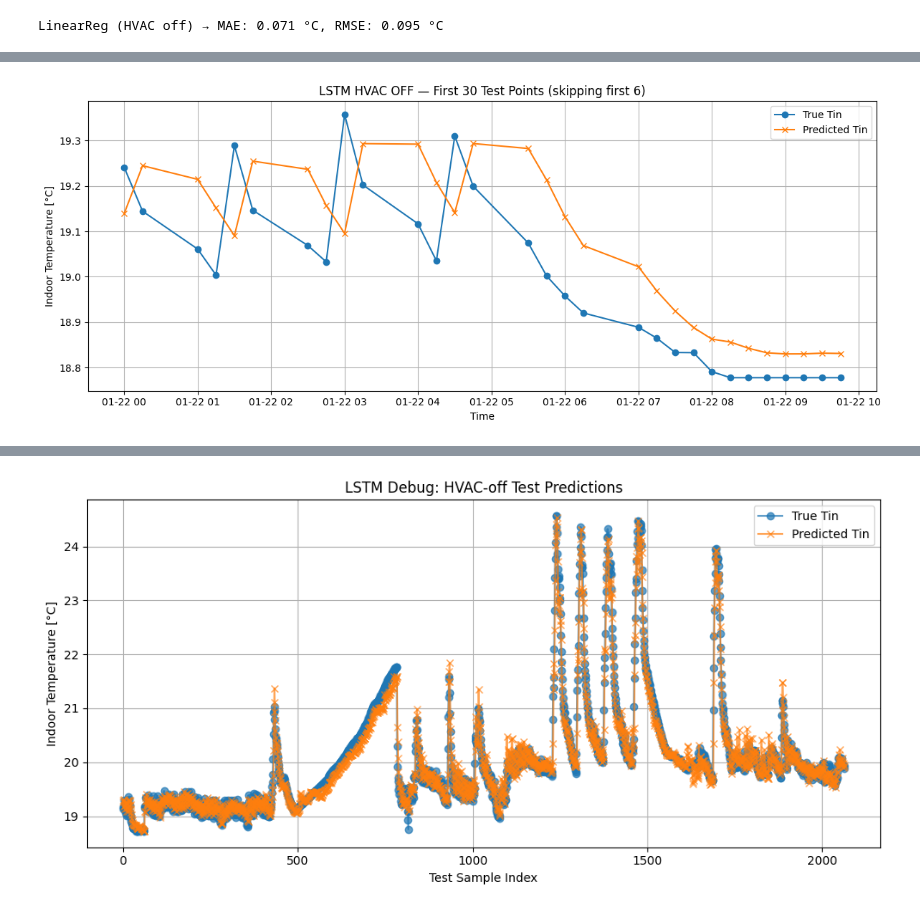
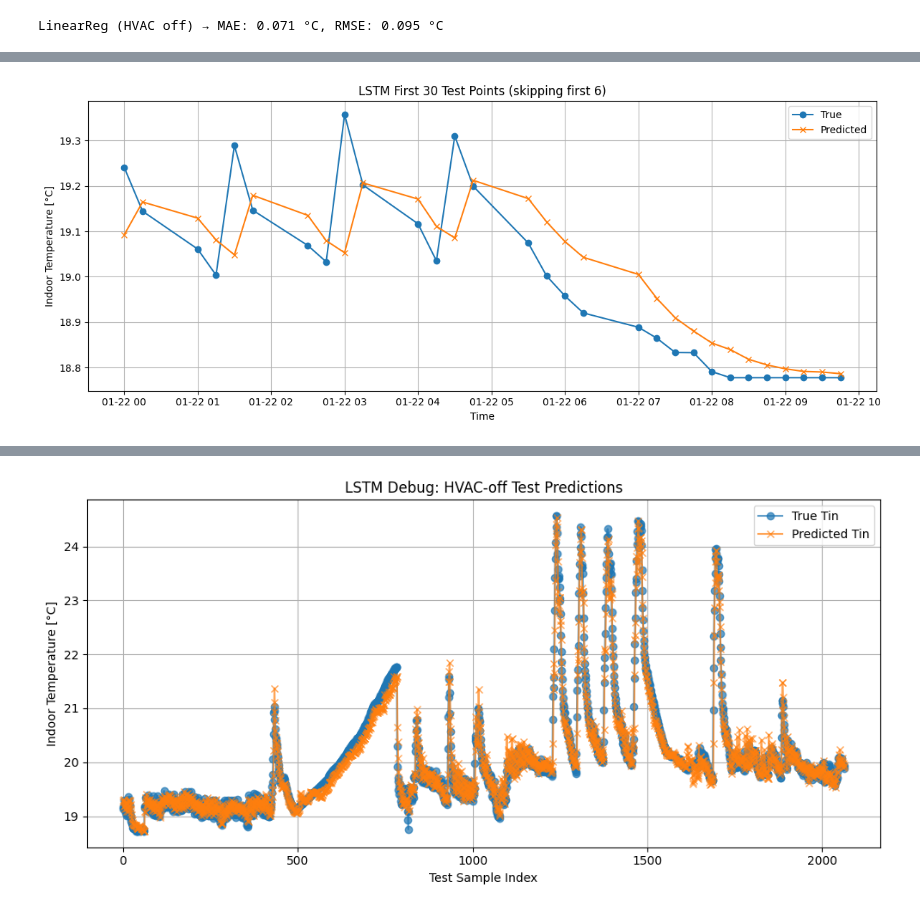
Before and after one commit to Kperis/Thesis_NILM, a Jupyter notebook: HVAC_predict.ipynb, the cells around one changed output, grey strips where cells are left out. Cells and saved outputs as stored; diff of their text form; code cells hidden in the pictures.

```diff
--- a/HVAC_predict.ipynb
+++ b/HVAC_predict.ipynb
@@ -117,10 +125,12 @@ from torch.utils.data import Dataset, DataLoader
 from sklearn.metrics import root_mean_squared_error
 import matplotlib.pyplot as plt
 from sklearn.preprocessing import StandardScaler
+import joblib
 
+df_off = df[df.hvac_mode == 0].copy()
 
 class HVACOffDataset(Dataset):
-    def __init__(self, df, input_cols, target_col='Tin_target', window_size=16):
+    def __init__(self, df, input_cols, target_col='Tin_target', window_size=6):
 
         self.X_seq = []
         self.y = []
@@ -129,13 +139,12 @@ class HVACOffDataset(Dataset):
         data = df[input_cols + [target_col, 'is_test']].copy()
 
         arr = data[input_cols].values
-        target_Tin = data[target_col].values
+        target = data[target_col].values
         flags = data['is_test'].values
-
 
         for i in range(window_size, len(data)):
             self.X_seq.append(arr[i - window_size:i])
-            self.y.append(target_Tin[i])
+            self.y.append(target[i])
             self.is_test_flags.append(flags[i])
 
         self.X_seq = torch.tensor(self.X_seq, dtype=torch.float32)
@@ -148,15 +157,25 @@ class HVACOffDataset(Dataset):
 class LSTMWithFuture(nn.Module):
     def __init__(self, input_size, hidden_size=128, num_layers=3):
         super().__init__()
-        self.lstm = nn.LSTM(input_size, hidden_size, num_layers, batch_first=True)
+        self.lstm = nn.LSTM(input_size, hidden_size, num_layers, dropout=0.15, batch_first=True)
         self.fc = nn.Linear(hidden_size, 1)
 
     def forward(self, x_seq):
         _, (hn, _) = self.lstm(x_seq)
-        return self.fc(hn[-1]).squeeze()
+        return self.fc(hn[-1]).squeeze(-1)
 
-def train_lstm_model(df_off, input_cols, target_col='Tin_target', window_size=6, batch_size=64, scaler=None):
-    dataset = HVACOffDataset(df_off, input_cols, target_col, window_size)
+def train_lstm_model(df, input_cols, target_col='Tin_target', window_size=6, batch_size=64, use_scaler=True, epochs=20, hidden_size=128, num_layers=3, lr=0.001):
+    scaler = None
+    df_proc = df.copy()
+
+    if use_scaler:
+        scaler = StandardScaler()
+        scaling_cols = [col for col in input_cols if not (col.startswith('hvac_') or col.startswith('hour_'))]
+        print(f"Scaling columns: {scaling_cols}")
+        scaler.fit(df_proc[df_proc['is_test'] == False][scaling_cols])
+        df_proc[scaling_cols] = scaler.transform(df_proc[scaling_cols])
+
+    dataset = HVACOffDataset(df_proc, input_cols, target_col, window_size)
 
     test_idx = np.where(dataset.is_test_flags == True)[0]
     train_idx = np.where(dataset.is_test_flags == False)[0]
@@ -167,22 +186,40 @@ def train_lstm_model(df_off, input_cols, target_col='Tin_target', window_size=6,
     train_dl = DataLoader(train_ds, batch_size=batch_size, shuffle=True)
     test_dl = DataLoader(test_ds, batch_size=batch_size, shuffle=False)
 
-    model = LSTMWithFuture(input_size=len(input_cols))
-    optimizer = torch.optim.Adam(model.parameters(), lr=0.001)
+    model = LSTMWithFuture(input_size=len(input_cols), hidden_size=hidden_size, num_layers=num_layers)
+    optimizer = torch.optim.Adam(model.parameters(), lr=lr)
     loss_fn = nn.MSELoss()
+    best_train_loss = float('inf')
 
-    for epoch in range(15):
+    for epoch in range(epochs):
         model.train()
+        epoch_loss = 0.0
         for xb_seq, yb in train_dl:
             optimizer.zero_grad()
             pred = model(xb_seq)
             loss = loss_fn(pred, yb)
             loss.backward()
             optimizer.step()
-        print(f"Epoch {epoch+1}: Loss = {loss.item():.4f}")
+            epoch_loss += loss.item()
+        avg_loss = epoch_loss / len(train_dl)
+        print(f"Epoch {epoch+1}: Loss = {avg_loss:.4f}")
+
+        if avg_loss < best_train_loss:
+            best_train_loss = avg_loss
+            if target_col == 'Tin_target':
+                torch.save(model.state_dict(), 'best_model_tin.pt')
+            else:
+                torch.save(model.state_dict(), 'best_model_rh.pt')
+            print(f"✅ Saved best model at epoch {epoch+1}")
+
+    if target_col == 'Tin_target':
+        model.load_state_dict(torch.load('best_model_tin.pt'))
+    else:
+        model.load_state_dict(torch.load('best_model_rh.pt'))
 
     model.eval()
-    test_timestamps = [df_off.iloc[i].name for i in test_idx]
+
+    test_timestamps = [df_proc.iloc[i].name for i in test_idx]
 
     preds, actuals, times = [], [], []
 
@@ -197,11 +234,15 @@ def train_lstm_model(df_off, input_cols, target_col='Tin_target', window_size=6,
             times.extend(test_timestamps[batch_start:batch_start + batch_size])
             batch_start += batch_size
 
+    target_col_true = target_col + '_true'
+    target_col_pred = target_col + '_pred'
     rmse = root_mean_squared_error(actuals, preds)
-    print(f"LSTM RMSE on HVAC-off: {rmse:.3f}")
+    mae = mean_absolute_error(actuals, preds)
+    print(f"LSTM RMSE: {rmse:.3f}")
+    print(f"LSTM MAE: {mae:.3f}")
     results = pd.DataFrame({
-    'Tin_true': actuals,
-    'Tin_pred': preds
+    target_col_true: actuals,
+    target_col_pred: preds
     }, index=pd.to_datetime(times))
 
     N_skip = 6
@@ -209,18 +250,21 @@ def train_lstm_model(df_off, input_cols, target_col='Tin_target', window_size=6,
     plot_results = results.iloc[N_skip:N_skip+N_plot]
 
     plt.figure(figsize=(12, 5))
-    plt.plot(plot_results.index, plot_results['Tin_true'], label='True Tin', marker='o')
-    plt.plot(plot_results.index, plot_results['Tin_pred'], label='Predicted Tin', marker='x')
+    plt.plot(plot_results.index, plot_results[target_col_true], label='True', marker='o')
+    plt.plot(plot_results.index, plot_results[target_col_pred], label='Predicted', marker='x')
     plt.xlabel('Time')
-    plt.ylabel('Indoor Temperature [°C]')
-    plt.title(f'LSTM HVAC OFF — First {N_plot} Test Points (skipping first {N_skip})')
+    if target_col == 'Tin_target':
+        plt.ylabel('Indoor Temperature [°C]')
+    else:
+        plt.ylabel('RH (%)')
+    plt.title(f'LSTM First {N_plot} Test Points (skipping first {N_skip})')
     plt.legend()
     plt.grid(True)
     plt.tight_layout()
     plt.show()
     return model, scaler, dataset
 
-input_cols = ['Tin', 'Tout', 'Tin_lag1', 'Tin_lag2', 'Tin_lag3', 'Tin_lag4', 'Tout_lag1', 'Tout_lag2', 'Tout_fut1', 'Tout_fut2']
+input_cols = ['Tin', 'Tout', 'T_diff']
 
 target_col = 'Tin_target'
 
@@ -235,11 +279,12 @@ print(f"NaN rows in inputs/target: {num_nans}")
 print(f"Rows before drop: {original_rows}, after drop: {original_rows - num_nans}")
 
 df_clean = df_off[~nan_mask].copy()
-scaler = StandardScaler()
-scaler.fit(df_clean[df_clean['is_test'] == False][input_cols])
+# scaler = StandardScaler()
+# scaler.fit(df_clean[df_clean['is_test'] == False][input_cols])
 
-df_scaled = df_clean.copy()
-df_scaled[input_cols] = scaler.transform(df_scaled[input_cols])
+# df_scaled = df_clean.copy()
+# df_scaled[input_cols] = scaler.transform(df_scaled[input_cols])
 
-model, scaler, dataset = train_lstm_model(df_scaled, input_cols, scaler=scaler)
+model_tin, scaler_tin, dataset = train_lstm_model(df_clean, input_cols, target_col='Tin_target', window_size=6, batch_size=64, use_scaler=True, epochs=50, hidden_size=128, num_layers=2, lr=0.001)
+joblib.dump(scaler_tin, 'scaler_tin.pkl')
 # %% [output]
@@ -264 +308 @@ LSTM RMSE on HVAC-off: 0.197
-[figure, old version]
+[figure, new version]
```
Also changed, not shown: parts of 8 cells of this notebook, 7 other files.
